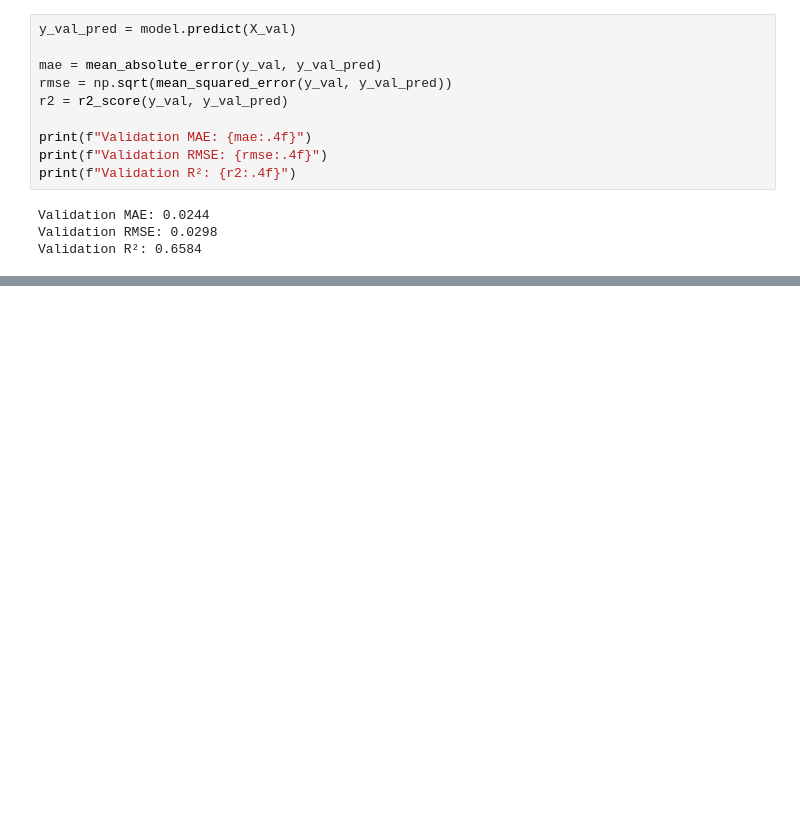
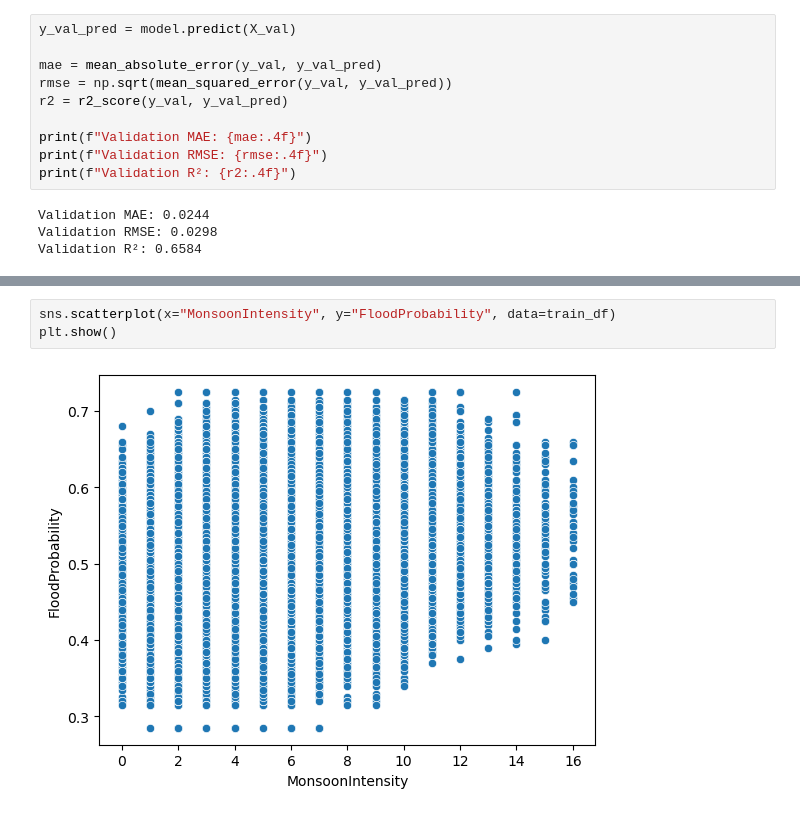
Before and after one commit to Shreekd2004/edunetFoundation, a Jupyter notebook: edunet foundation project.ipynb, the cells around one changed output, grey strips where cells are left out. Drawn from its saved outputs; the diff is of its cells as text; blank space fills up the shorter version.

```diff
--- a/edunet foundation project.ipynb
+++ b/edunet foundation project.ipynb
@@ -53,0 +125,5 @@ Validation R²: 0.6584
+# %%
+sns.scatterplot(x="MonsoonIntensity", y="FloodProbability", data=train_df)
+plt.show()
+# %% [output]
+[figure, added]
```
Also changed, not shown: parts of 8 cells of this notebook.
